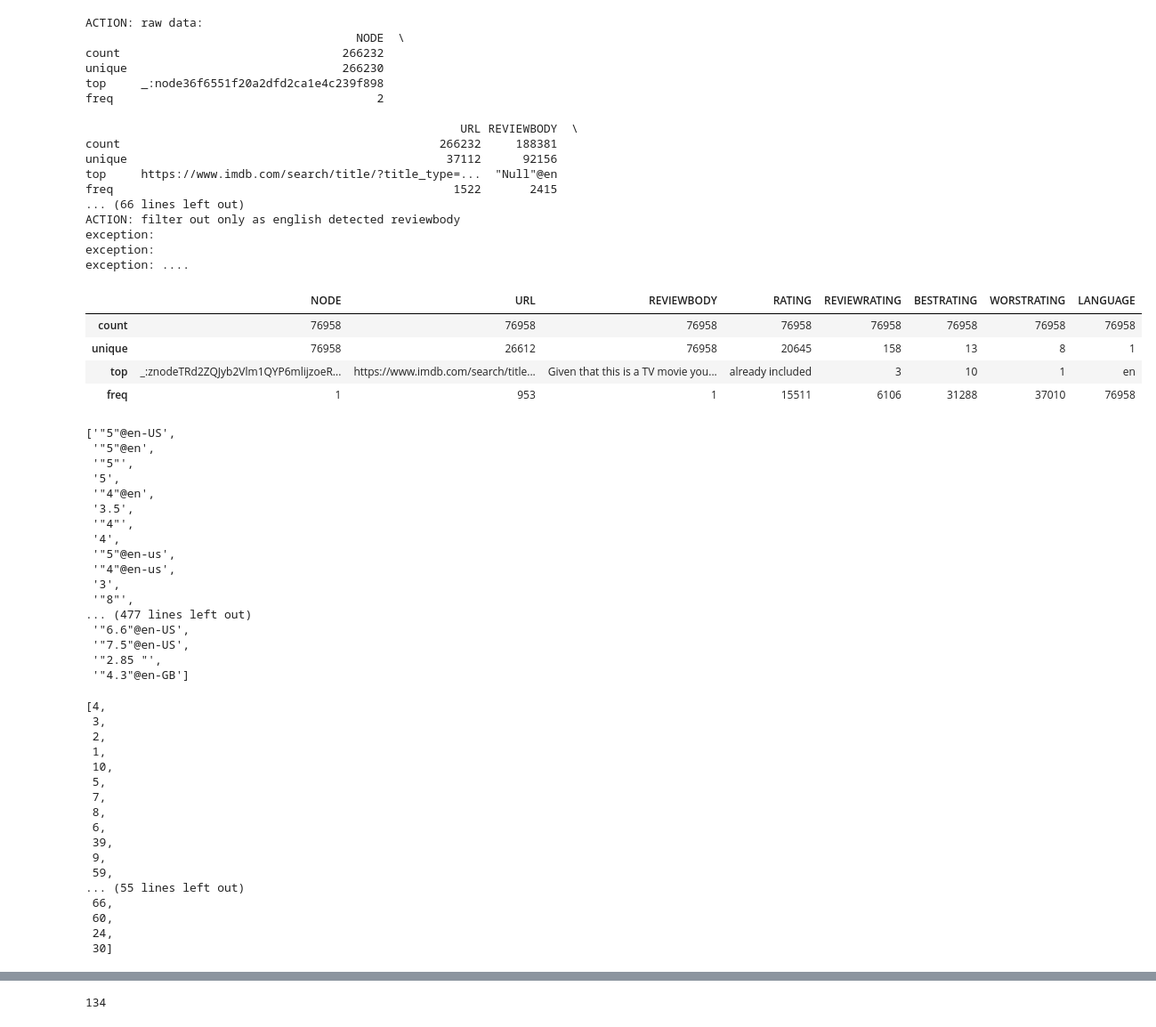
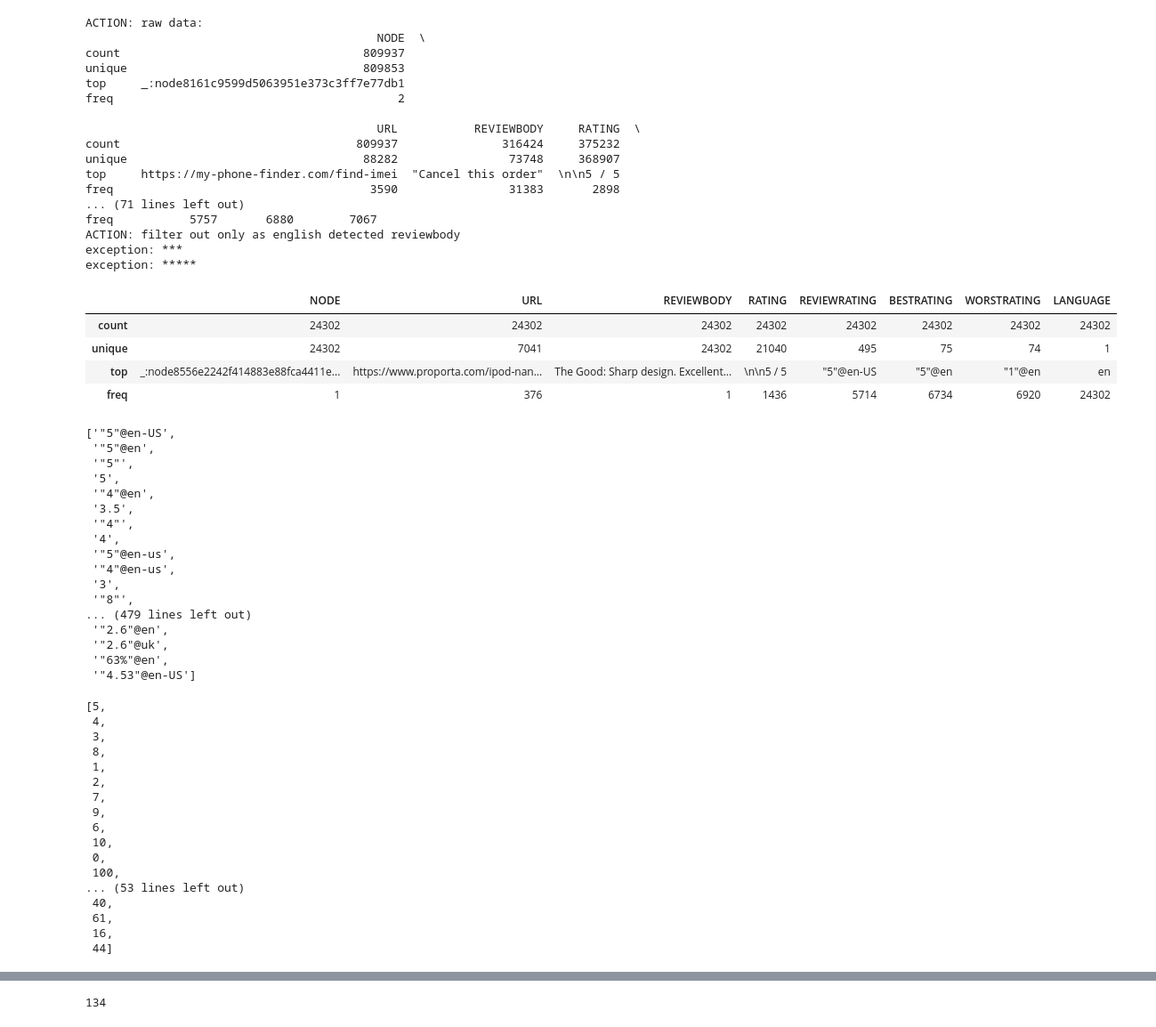
Before and after one commit to PhuongAnhMannheim/Master, a Jupyter notebook: Profiling/Profiling.ipynb, the cells around one changed output, grey strips where cells are left out. Shown: that part at 89% size. Drawn from its saved outputs; the diff is of its cells as text; code cells hidden in the pictures.

```diff
--- a/Profiling/Profiling.ipynb
+++ b/Profiling/Profiling.ipynb
@@ -9,8 +9,10 @@ from langdetect import detect
 import re
 # %%
 # Input
-db_path = '../Data/moviewreviews.db'
-db_name = 'moviereviews'
+# db_path = '../Data/moviewreviews.db'
+# db_name = 'moviereviews'
+db_path = '../Data/phonereviews.db'
+db_name = 'phonereviews'
 conn = sqlite3.connect(db_path)
 cursor = conn.cursor()
 
@@ -28,51 +30,51 @@ df = df[~df['REVIEWRATING'].str.contains("ull")]
 df = df[~df['BESTRATING'].str.contains("ull")]
 df = df[~df['WORSTRATING'].str.contains("ull")]
 df = df[~df['REVIEWRATING'].str.contains("editorReview.rating")]
 df = df[~df['REVIEWRATING'].str.contains("missing value")]
 df = df[~df['URL'].str.contains("johnpacker")]
 df = df[~df['URL'].str.contains("dougshop")]
 print(df.describe())
 
 print("ACTION: drop duplicates on Reviewbody")
 df = df.drop_duplicates(subset='REVIEWBODY', keep="first")
 print(df.describe())
 
 print("ACTION: filter out only as english detected reviewbody")
 # detect the language of the reviewbody
 def detectLang(row):
     try:
         return detect(row['REVIEWBODY'])
     except:
         print("exception:", row['REVIEWBODY'])
     else:
         print("sad:", row['REVIEWBODY'])
 df['LANGUAGE'] = df.apply(detectLang, axis=1)
 
 df = df[df['LANGUAGE'] == "en"]
 df.describe()
 # %% [output]
 ACTION: raw data:
-                                       NODE  \
-count                                266232
-unique                               266230
-top     _:node36f6551f20a2dfd2ca1e4c239f898
-freq                                      2
+                                          NODE  \
+count                                   809937
+unique                                  809853
+top     _:node8161c9599d5063951e373c3ff7e77db1
+freq                                         2
 
-                                                      URL REVIEWBODY  \
-count                                              266232     188381
-unique                                              37112      92156
-top     https://www.imdb.com/search/title/?title_type=...  "Null"@en
-freq                                                 1522       2415
-... (66 lines left out)
+                                          URL           REVIEWBODY     RATING  \
+count                                  809937               316424     375232
+unique                                  88282                73748     368907
+top     https://my-phone-finder.com/find-imei  "Cancel this order"  \n\n5 / 5
+freq                                     3590                31383       2898
+... (71 lines left out)
+freq           5757       6880        7067
 ACTION: filter out only as english detected reviewbody
-exception:
-exception:
-exception: ....
+exception: ***
+exception: *****
 |  | NODE | URL | REVIEWBODY | RATING | REVIEWRATING | BESTRATING | WORSTRATING | LANGUAGE |
-| count | 76958 | 76958 | 76958 | 76958 | 76958 | 76958 | 76958 | 76958 |
-| unique | 76958 | 26612 | 76958 | 20645 | 158 | 13 | 8 | 1 |
-| top | _:znodeTRd2ZQJyb2Vlm1QYP6mlijzoeR... | https://www.imdb.com/search/title... | Given that this is a TV movie you... | already included | 3 | 10 | 1 | en |
-| freq | 1 | 953 | 1 | 15511 | 6106 | 31288 | 37010 | 76958 |
+| count | 24302 | 24302 | 24302 | 24302 | 24302 | 24302 | 24302 | 24302 |
+| unique | 24302 | 7041 | 24302 | 21040 | 495 | 75 | 74 | 1 |
+| top | _:node8556e2242f414883e88fca4411e... | https://www.proporta.com/ipod-nan... | The Good: Sharp design. Excellent... | \n\n5 / 5 | "5"@en-US | "5"@en | "1"@en | en |
+| freq | 1 | 376 | 1 | 1436 | 5714 | 6734 | 6920 | 24302 |
 # %%
 df['REVIEWRATING'].value_counts().index.tolist()
 # df['BESTRATING'].value_counts().index.tolist()
@@ -90,11 +92,11 @@ df['REVIEWRATING'].value_counts().index.tolist()
  '"4"@en-us',
  '3',
  '"8"',
-... (477 lines left out)
- '"6.6"@en-US',
- '"7.5"@en-US',
- '"2.85 "',
- '"4.3"@en-GB']
+... (479 lines left out)
+ '"2.6"@en',
+ '"2.6"@uk',
+ '"63%"@en',
+ '"4.53"@en-US']
 # %%
 def chForm(value):
     value = re.sub(r'[a-zA-Z]|@|%| |"|-|\\', '', value)
@@ -116,20 +118,20 @@ df['REVIEWRATING_new'].value_counts().index.tolist()
 # df['BESTRATING_new'].value_counts().index.tolist()
 # df['WORSTRATING_new'].value_counts().index.tolist()
 # %% [output]
-[4,
+[5,
+ 4,
  3,
+ 8,
+ 1,
  2,
- 1,
+ 7,
+ 9,
+ 6,
  10,
- 5,
- 7,
- 8,
- 6,
- 39,
- 9,
- 59,
-... (55 lines left out)
- 66,
- 60,
- 24,
- 30]
+ 0,
+ 100,
+... (53 lines left out)
+ 40,
+ 61,
+ 16,
+ 44]
```
Also changed, not shown: parts of 14 cells of this notebook, 7 other files.
